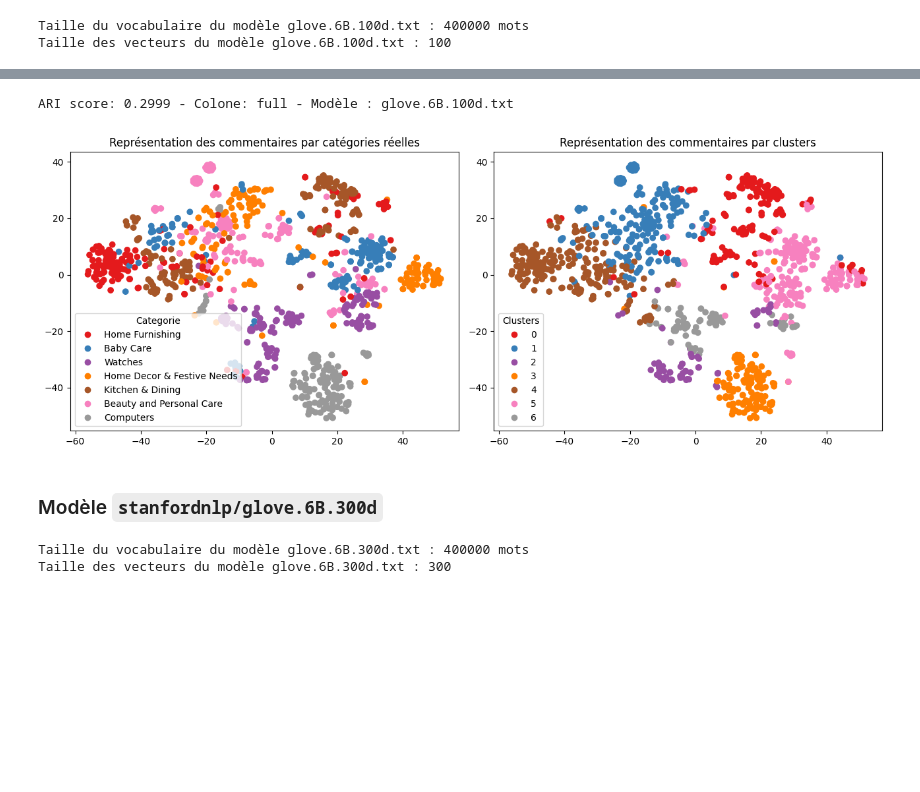
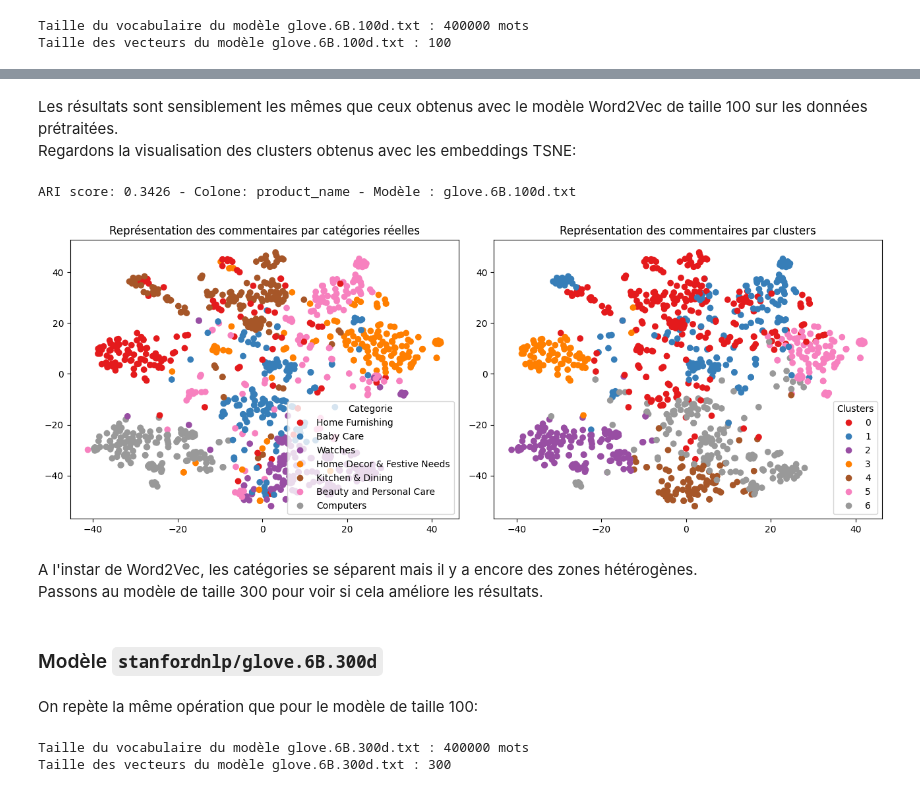
Before and after one commit to Hedredo/oc_projet_6, a Jupyter notebook: 1b_notebook_texte_feature_extraction_faisabilite.ipynb, the cells around one changed output, grey strips where cells are left out. Drawn from its saved outputs; the diff is of its cells as text; code cells hidden in the pictures; blank space fills up the shorter version.

```diff
--- a/1b_notebook_texte_feature_extraction_faisabilite.ipynb
+++ b/1b_notebook_texte_feature_extraction_faisabilite.ipynb
@@ -1056,0 +1170,4 @@ ARI pour full : 0.352
+# %%
+for column in ('product_name', 'description', ):
+    ari, _ = compute_ari(embeddings[column], tsne=False)
+    print(f"ARI pour {column} : {ari}")
@@ -1101,13 +1242,19 @@ Taille du vocabulaire du modèle glove.6B.100d.txt : 400000 mots
 Taille des vecteurs du modèle glove.6B.100d.txt : 100
 # %%
 embeddings = dict()
-for column in ('product_name', 'description', 'full'):
-    # For each row in the flipkart_filtered text column, replace each word by its embedding and compute the mean of the embeddings
-    embeddings[column] = corpus[column].apply(
+for column in ('product_name', 'description', ):
+    # For each row in the text_df, replace each word by its embedding and compute the mean of the embeddings
+    embeddings[column] = text_df[column].str.lower().apply(
         lambda x: np.mean(
-            [w2v_map[word] if word in w2v_map else [0 for _ in range(vector_size)] for word in x.split()],
+            [w2v_map[word] for word in x.split() if word in w2v_map],
             axis=0,
         )
+        if len([w2v_map[word] for word in x.split() if word in w2v_map])>0
+        else np.zeros(vector_size)
     )
     # Convertit chaque valeur en matrice de dimensions 1050x100
     embeddings[column] = np.stack(embeddings[column].values)
+# %%
+for column in ('product_name', 'description', ):
+    ari, _ = compute_ari(embeddings[column], tsne=False)
+    print(f"ARI pour {column} : {ari}")
@@ -1114,3 +1267,17 @@ for column in ('product_name', 'description', 'full'):
+# %%
+embeddings = dict()
+for column in ('product_name', 'description', 'full'):
+    # For each row in the flipkart_filtered text column, replace each word by its embedding and compute the mean of the embeddings
+    embeddings[column] = corpus[column].apply(
+        lambda x: np.mean(
+            [w2v_map[word] for word in x.split() if word in w2v_map],
+            axis=0,
+        )
+        if len([w2v_map[word] for word in x.split() if word in w2v_map])>0  # Ajoute une condition si aucun mot n'est identifié pour renvoyer un vecteur de 0
+        else np.zeros(vector_size)
+    )
+    # Convertit chaque valeur en matrice de dimensions 1050x100
+    embeddings[column] = np.stack(embeddings[column].values)
 # %%
 for column in ('product_name', 'description', 'full'):
     ari, _ = compute_ari(embeddings[column], tsne=False)
@@ -1122,11 +1289,17 @@ ARI pour full : 0.2999
+# %% [markdown]
+Les résultats sont sensiblement les mêmes que ceux obtenus avec le modèle Word2Vec de taille 100 sur les données prétraitées.<br>
+Regardons la visualisation des clusters obtenus avec les embeddings TSNE:
 # %%
 # Compute ari score
-best_feature = 'full'
+best_feature = 'product_name'
 ari, X_tsne, labels = compute_ari(embeddings[best_feature], tsne=True)
 print(f"ARI score: {ari} - Colone: {best_feature} - Modèle : {filename}")
 compare_cluster_and_cat(X_tsne, labels)
 # %% [output]
-ARI score: 0.2999 - Colone: full - Modèle : glove.6B.100d.txt
+ARI score: 0.3426 - Colone: product_name - Modèle : glove.6B.100d.txt
-[figure, old version]
+[figure, new version]
+# %% [markdown]
+A l'instar de Word2Vec, les catégories se séparent mais il y a encore des zones hétérogènes.<br>
+Passons au modèle de taille 300 pour voir si cela améliore les résultats.
 # %%
 # Ajoute les résultats du meilleur modèle à la liste
@@ -1134,5 +1307,7 @@ model_results.append(("glove", best_feature, vector_size, ari))
 # %% [markdown]
 ### Modèle `stanfordnlp/glove.6B.300d`
+# %% [markdown]
+On repète la même opération que pour le modèle de taille 100:
 # %%
 # Après avoir téléchargé le fichier zip Glove.6B (Stanford/NLP depuis huggingface), on décompresse le fichier et on utilise le modèle glove.6B.300d.txt
 filename = "glove.6B.300d.txt"
```
Also changed, not shown: parts of 139 cells of this notebook.
